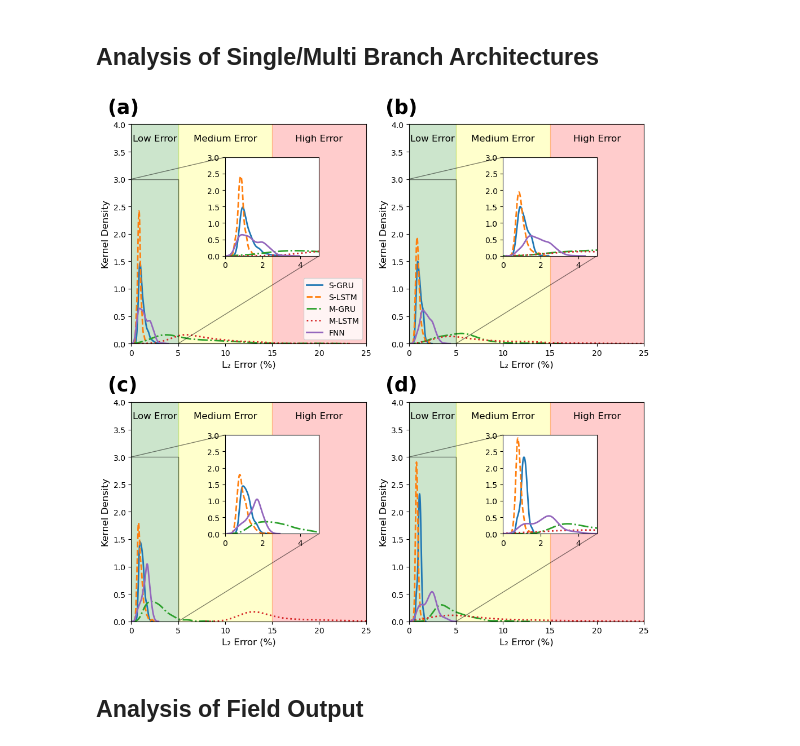
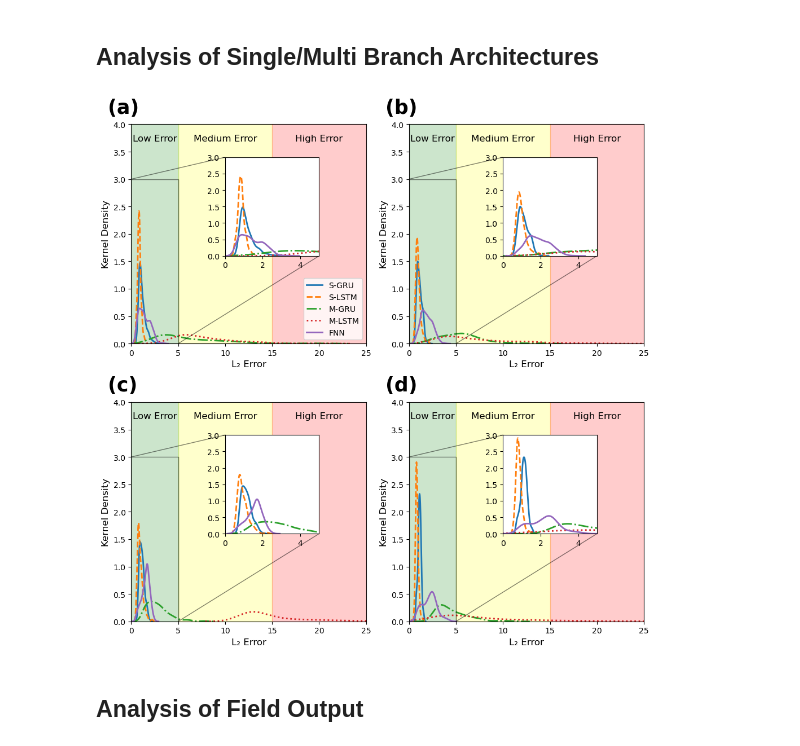
Before and after one commit to kkazuma19/CosmicRays-Operator, a Jupyter notebook: analysis.ipynb, the cells around one changed output. Cells and saved outputs as stored; diff of their text form; code cells hidden in the pictures.

```diff
--- a/analysis.ipynb
+++ b/analysis.ipynb
@@ -66,7 +66,7 @@ for i, ax in enumerate(ax.flat):
     for data, label, ls in zip(data_list[i], model_labels, line_styles):
         sns.kdeplot(data, ax=ax, label=label, linestyle=ls, linewidth=2)
 
-    ax.set_xlabel("L₂ Error (%)", fontsize=12)
+    ax.set_xlabel("L₂ Error", fontsize=12)
     ax.set_ylabel("Kernel Density", fontsize=12)
     ax.set_xlim([0, 25])  # Limit x-axis to 0-25
     ax.set_ylim([0, 4])  # Limit y-axis to 0-3
@@ -84,34 +84,34 @@ for i, ax in enumerate(ax.flat):
     # Define zoom-in region
     x_zoom_min, x_zoom_max = 0, 5  # Region of interest for zooming
 
     # Adding zoomed-in inset (all models)
     axins = ax.inset_axes([0.4, 0.4, 0.4, 0.45])  # x, y, width, height
     for data, label, ls in zip(data_list[i], model_labels, line_styles):
         sns.kdeplot(data, ax=axins, label=label, linestyle=ls, linewidth=2)
 
     axins.set_xlim(x_zoom_min, x_zoom_max)  # Limit x-axis
     axins.set_ylim(0, 3.0)  # Limit y-axis
     axins.set_ylabel("")
 
 
     # Connect zoomed-in region to main plot
     ax.indicate_inset_zoom(axins, edgecolor="black")
 
     # Add shaded regions to indicate low, medium, and high error areas
     ax.axvspan(0, 5, color='green', alpha=0.2, label='Low Error')  # Low error zone
     ax.axvspan(5, 15, color='yellow', alpha=0.2, label='Medium Error')  # Medium error
     ax.axvspan(15, 25, color='red', alpha=0.2, label='High Error')  # High error
 
     # Add labels for error zones
     ax.text(2.5, 3.7, "Low Error", fontsize=12, ha='center', color='black')
     ax.text(10, 3.7, "Medium Error", fontsize=12, ha='center', color='black')
     ax.text(20, 3.7, "High Error", fontsize=12, ha='center', color='black')
 
 # Adjust layout for better spacing
 plt.tight_layout()
 plt.show()
 # %% [output]
-[figure, old version]
+[figure, new version]
 # %% [markdown]
 ## Analysis of Field Output
 # %%
```
Also changed, not shown: 2 other files.
